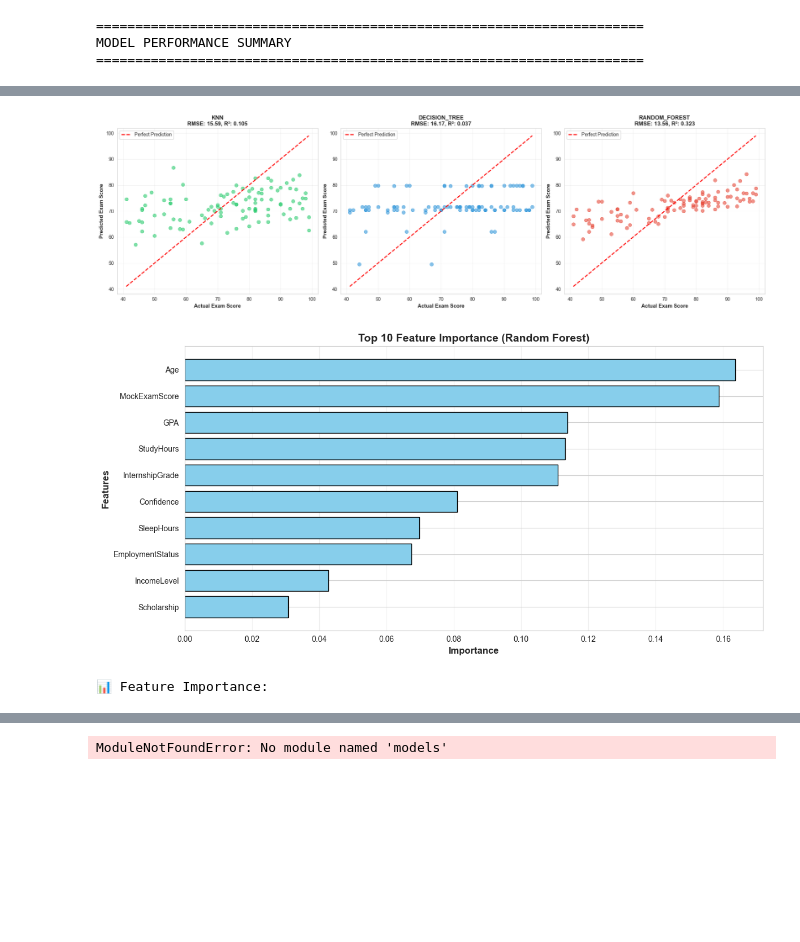
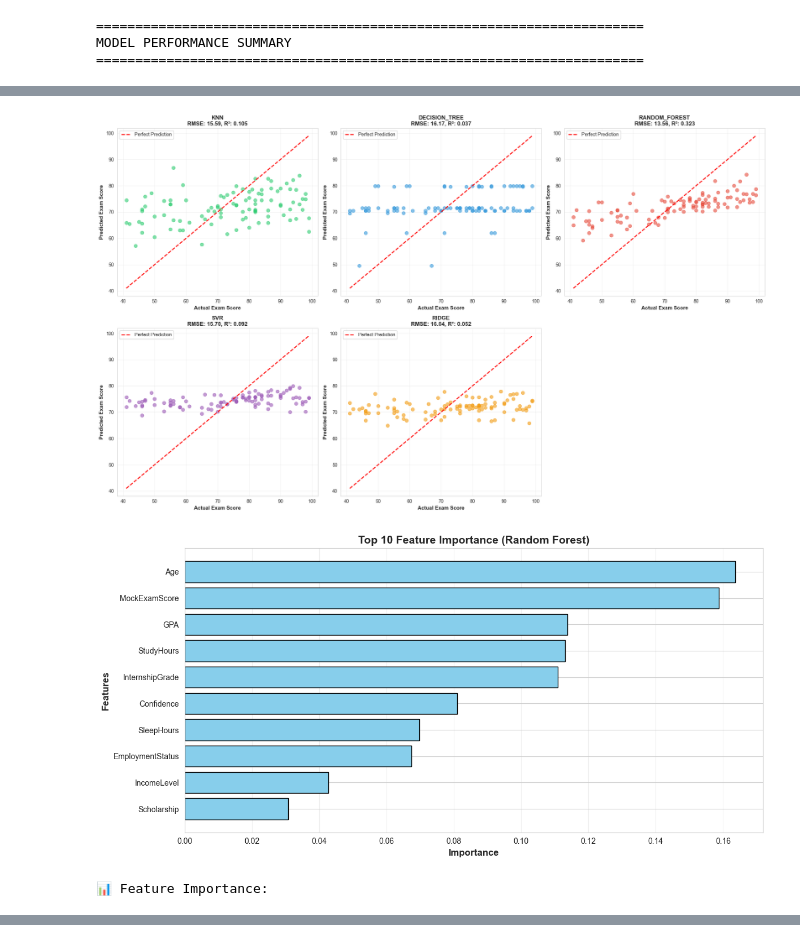
Before and after one commit to ajmayran/Thesis-Implementation, a Jupyter notebook: models/notebook/base_models_notebook.ipynb, the cells around one changed output, grey strips where cells are left out. Drawn from its saved outputs; the diff is of its cells as text; code cells hidden in the pictures; blank space fills up the shorter version.

Commit message:
refactor ensemble, added 2 base models

```diff
--- a/models/notebook/base_models_notebook.ipynb
+++ b/models/notebook/base_models_notebook.ipynb
@@ -11,6 +11,8 @@ import json
 from sklearn.neighbors import KNeighborsRegressor
 from sklearn.tree import DecisionTreeRegressor
 from sklearn.ensemble import RandomForestRegressor
+from sklearn.svm import SVR
+from sklearn.linear_model import Ridge
 from sklearn.model_selection import GridSearchCV, cross_val_score, StratifiedKFold
 from sklearn.metrics import mean_squared_error, mean_absolute_error, r2_score
 import warnings
@@ -56,6 +58,20 @@ model_configs = {
             'n_estimators': [50, 100, 200],
             'max_depth': [5, 10, 15, None],
             'min_samples_split': [2, 5, 10]
+        }
+    },
+        'svr': {
+        'model': SVR(),
+        'params': {
+            'C': [0.1, 1.0, 10.0],
+            'epsilon': [0.01, 0.1, 0.2],
+            'kernel': ['rbf']
+        }
+    },
+    'ridge': {
+        'model': Ridge(),
+        'params': {
+            'alpha': [0.1, 1.0, 10.0, 100.0]
         }
     }
 }
@@ -146,7 +162,7 @@ for name, config in model_configs.items():
 fig, axes = plt.subplots(2, 2, figsize=(16, 12))
 
 model_names = list(results.keys())
-colors = ['#2ecc71', '#3498db', '#e74c3c']
+colors = ['#2ecc71', '#3498db', '#e74c3c',  '#9b59b6', '#f39c12']
 
 # Plot 1: Box plot of 10-fold scores (RMSE)
 fold_data = []
@@ -251,14 +267,64 @@ print("MODEL PERFORMANCE SUMMARY")
 print("=" * 70)
 display(summary_df)
 
-# Find best model
 best_model_name = min(results.items(), key=lambda x: x[1]['test_rmse'])[0]
-print(f"\n🏆 Best Model: {best_model_name.upper()}")
+print(f"\nBest Model: {best_model_name.upper()}")
 print(f"   Test RMSE: {results[best_model_name]['test_rmse']:.4f}")
 print(f"   Test R²: {results[best_model_name]['test_r2']:.4f}")
 
+print("\n" + "=" * 70)
+print("DETAILED TEST RESULTS")
+print("=" * 70)
+
+for name in model_names:
+    y_pred = results[name]['y_pred']
+    rmse = results[name]['test_rmse']
+    mae = results[name]['test_mae']
+    r2 = results[name]['test_r2']
+
+    print(f"\n{name.upper()}")
+    print(f"   Test RMSE: {rmse:.4f}")
+    print(f"   Test MAE:  {mae:.4f}")
+    print(f"   Test R²:   {r2:.4f}")
+    print(f"   10-Fold CV RMSE: {results[name]['cv_rmse']:.4f} ± {results[name]['cv_mse_std']:.4f}")
+
+    residuals = y_test - y_pred
+    print(f"   Mean Residual: {np.mean(residuals):.4f}")
+    print(f"   Std Residual:  {np.std(residuals):.4f}")
+
+# Cell 6.5: Detailed Test Predictions Analysis
+print("\n" + "=" * 70)
+print("TEST PREDICTIONS ANALYSIS")
+print("=" * 70)
+
+for name in model_names:
+    y_pred = results[name]['y_pred']
+
+    prediction_details = pd.DataFrame({
+        'Actual': y_test,
+        'Predicted': y_pred,
+        'Error': y_test - y_pred,
+        'Absolute_Error': np.abs(y_test - y_pred),
+        'Percent_Error': np.abs((y_test - y_pred) / y_test) * 100
+    })
+
+    print(f"\n{name.upper()}")
+    print(f"   Total Test Samples: {len(y_test)}")
+    print(f"   Mean Absolute Error: {prediction_details['Absolute_Error'].mean():.4f}")
+    print(f"   Median Absolute Error: {prediction_details['Absolute_Error'].median():.4f}")
+    print(f"   Max Error: {prediction_details['Absolute_Error'].max():.4f}")
+    print(f"   Min Error: {prediction_details['Absolute_Error'].min():.4f}")
+
+    print(f"\n   First 10 predictions:")
+    print(prediction_details.head(10).to_string(index=False))
+
+    csv_file = f'../saved_base_models/{name}_test_predictions.csv'
+    prediction_details.to_csv(csv_file, index=False)
+    print(f"\n   Saved detailed predictions: {csv_file}")
+
 # Cell 7: Prediction vs Actual Plots
-fig, axes = plt.subplots(1, 3, figsize=(20, 6))
+fig, axes = plt.subplots(2, 3, figsize=(20, 12))
+axes = axes.flatten()
 
 for idx, name in enumerate(model_names):
     y_pred = results[name]['y_pred']
@@ -282,6 +348,8 @@ for idx, name in enumerate(model_names):
                        fontsize=12, fontweight='bold')
     axes[idx].legend()
     axes[idx].grid(alpha=0.3)
+
+axes[5].axis('off')
 
 plt.tight_layout()
 plt.show()
@@ -343,7 +411,6 @@ joblib.dump(preprocessor, '../saved_base_models/preprocessor.pkl')
 joblib.dump(feature_names, '../saved_base_models/feature_names.pkl')
 
 print("\nPreprocessor saved to ../saved_base_models/")
-print("READY FOR DJANGO DEPLOYMENT!")
 # %% [output]
 ✅ All libraries imported successfully
 📊 Data Loaded:
@@ -376,4 +459,4 @@ MODEL PERFORMANCE SUMMARY
-[figure, old version]
+[figure, new version]
 [figure]
 📊 Feature Importance:
 |  | Feature | Importance |
@@ -394 +479,0 @@ MODEL PERFORMANCE SUMMARY
-ModuleNotFoundError: No module named 'models'
```
Also changed, not shown: parts of 1 cell of this notebook, 10 other files.
